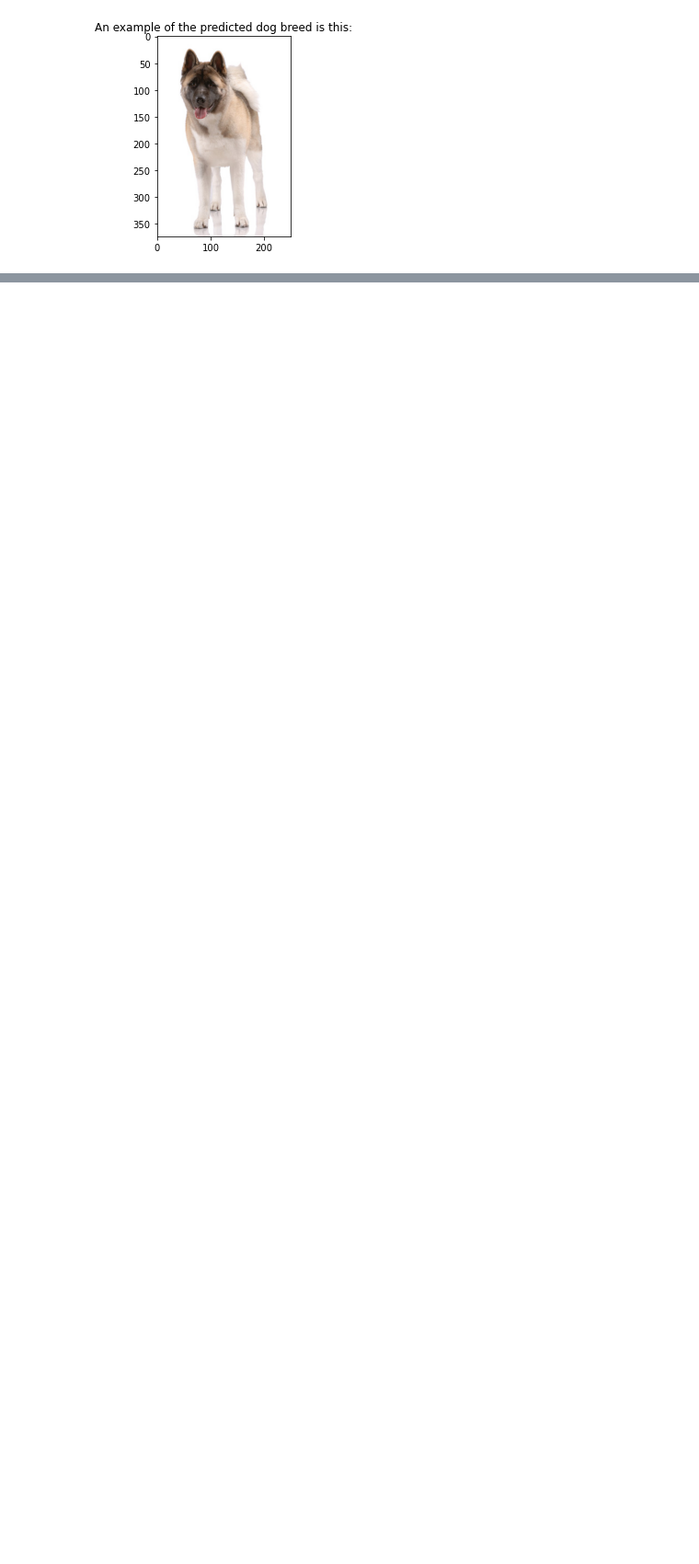
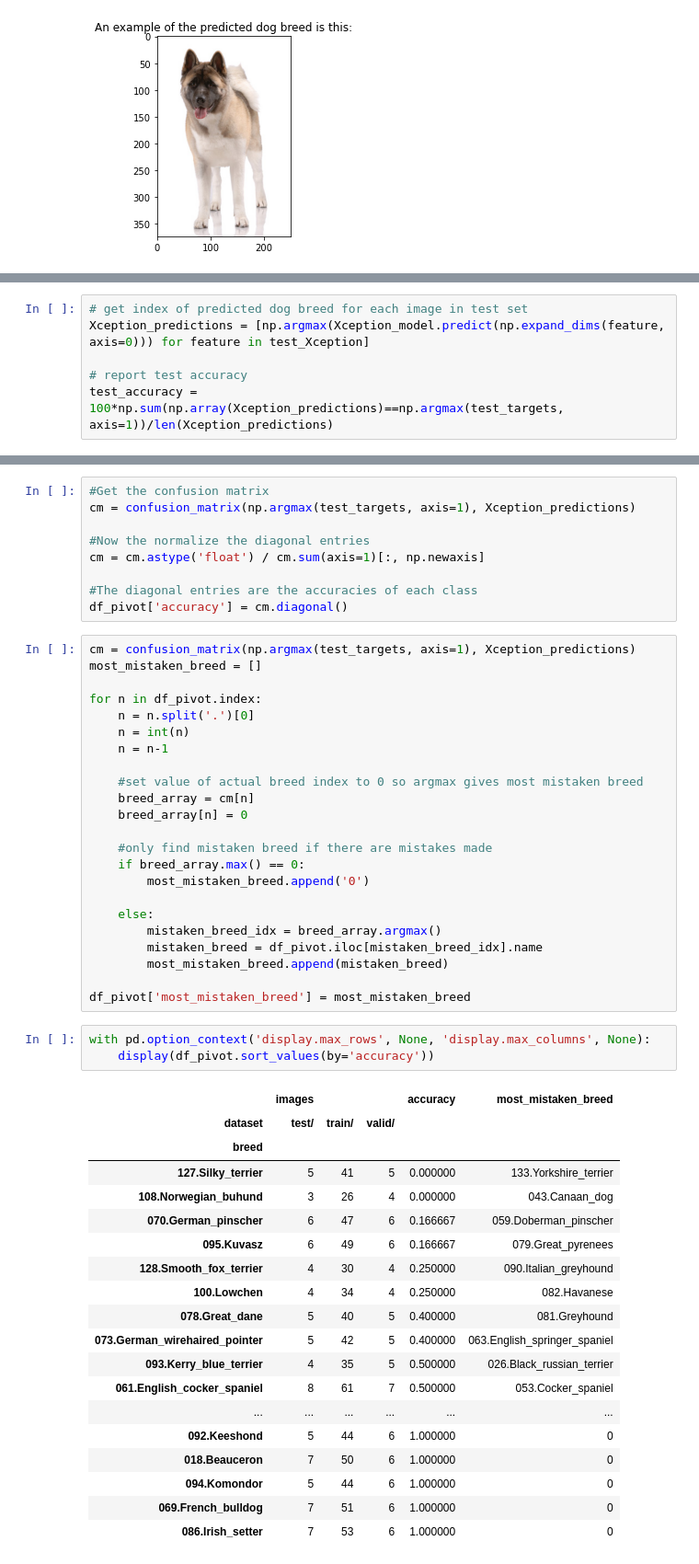
Before and after one commit to msvest/dog-breed-predictor, a Jupyter notebook: dog_app.ipynb, the cells around one changed output, grey strips where cells are left out. Shown at 92% size. Drawn from its saved outputs; the diff is of its cells as text; blank space fills up the shorter version.

Commit message:
fuller exploration of dataset, and fuller investigation of results.

```diff
--- a/dog_app.ipynb
+++ b/dog_app.ipynb
@@ -884,0 +1023,6 @@ Hmm, it looks like this image contains neither a dog nor a human, but the dog br
+# %%
+# get index of predicted dog breed for each image in test set
+Xception_predictions = [np.argmax(Xception_model.predict(np.expand_dims(feature, axis=0))) for feature in test_Xception]
+
+# report test accuracy
+test_accuracy = 100*np.sum(np.array(Xception_predictions)==np.argmax(test_targets, axis=1))/len(Xception_predictions)
@@ -884,0 +1041,55 @@ Hmm, it looks like this image contains neither a dog nor a human, but the dog br
+# %%
+#Get the confusion matrix
+cm = confusion_matrix(np.argmax(test_targets, axis=1), Xception_predictions)
+
+#Now the normalize the diagonal entries
+cm = cm.astype('float') / cm.sum(axis=1)[:, np.newaxis]
+
+#The diagonal entries are the accuracies of each class
+df_pivot['accuracy'] = cm.diagonal()
+# %%
+cm = confusion_matrix(np.argmax(test_targets, axis=1), Xception_predictions)
+most_mistaken_breed = []
+
+for n in df_pivot.index:
+    n = n.split('.')[0]
+    n = int(n)
+    n = n-1
+
+    #set value of actual breed index to 0 so argmax gives most mistaken breed
+    breed_array = cm[n]
+    breed_array[n] = 0
+
+    #only find mistaken breed if there are mistakes made
+    if breed_array.max() == 0:
+        most_mistaken_breed.append('0')
+
+    else:
+        mistaken_breed_idx = breed_array.argmax()
+        mistaken_breed = df_pivot.iloc[mistaken_breed_idx].name
+        most_mistaken_breed.append(mistaken_breed)
+
+df_pivot['most_mistaken_breed'] = most_mistaken_breed
+# %%
+with pd.option_context('display.max_rows', None, 'display.max_columns', None):
+    display(df_pivot.sort_values(by='accuracy'))
+# %% [output]
+|  | images |  |  | accuracy | most_mistaken_breed |
+| dataset | test/ | train/ | valid/ |  |  |
+| breed |  |  |  |  |  |
+| 127.Silky_terrier | 5 | 41 | 5 | 0.000000 | 133.Yorkshire_terrier |
+| 108.Norwegian_buhund | 3 | 26 | 4 | 0.000000 | 043.Canaan_dog |
+| 070.German_pinscher | 6 | 47 | 6 | 0.166667 | 059.Doberman_pinscher |
+| 095.Kuvasz | 6 | 49 | 6 | 0.166667 | 079.Great_pyrenees |
+| 128.Smooth_fox_terrier | 4 | 30 | 4 | 0.250000 | 090.Italian_greyhound |
+| 100.Lowchen | 4 | 34 | 4 | 0.250000 | 082.Havanese |
+| 078.Great_dane | 5 | 40 | 5 | 0.400000 | 081.Greyhound |
+| 073.German_wirehaired_pointer | 5 | 42 | 5 | 0.400000 | 063.English_springer_spaniel |
+| 093.Kerry_blue_terrier | 4 | 35 | 5 | 0.500000 | 026.Black_russian_terrier |
+| 061.English_cocker_spaniel | 8 | 61 | 7 | 0.500000 | 053.Cocker_spaniel |
+| ... | ... | ... | ... | ... | ... |
+| 092.Keeshond | 5 | 44 | 6 | 1.000000 | 0 |
+| 018.Beauceron | 7 | 50 | 6 | 1.000000 | 0 |
+| 094.Komondor | 5 | 44 | 6 | 1.000000 | 0 |
+| 069.French_bulldog | 7 | 51 | 6 | 1.000000 | 0 |
+| 086.Irish_setter | 7 | 53 | 6 | 1.000000 | 0 |
```
Also changed, not shown: parts of 22 cells of this notebook, 5 other files.
